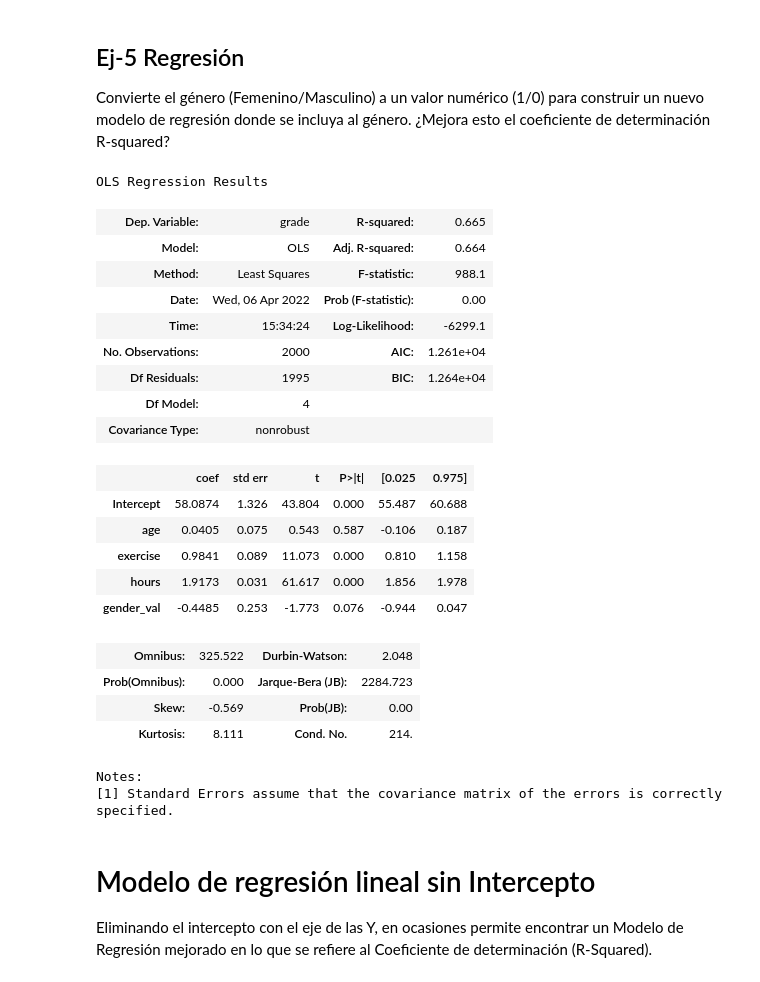
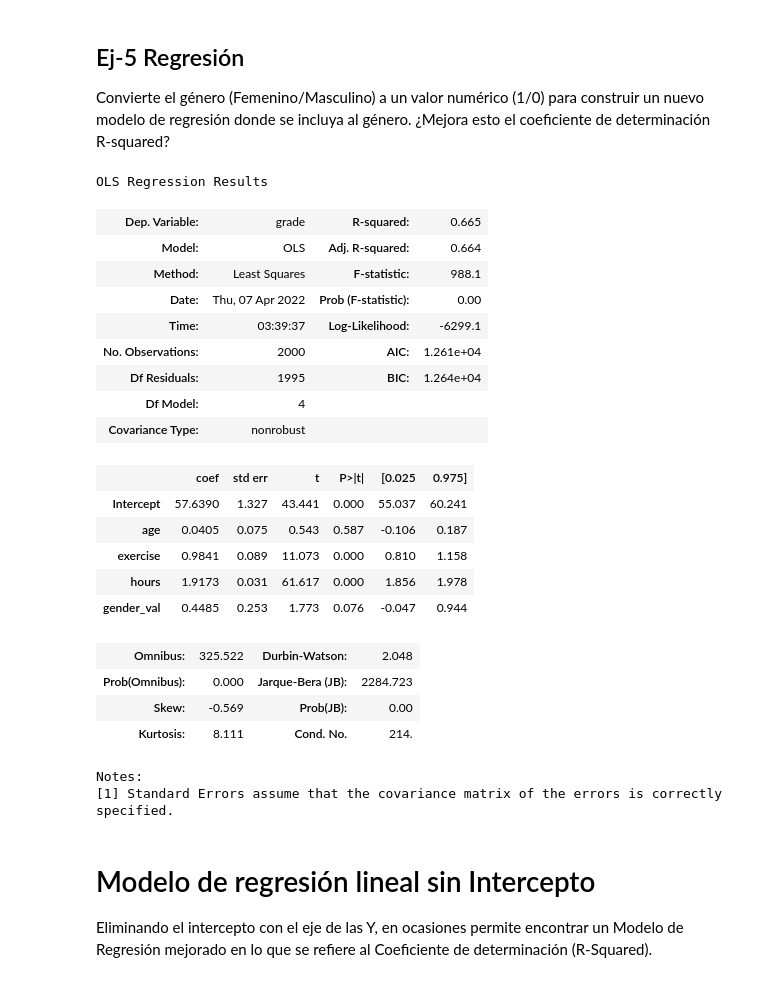
Before and after one commit to Joranome/T3SignificadoDatos, a Jupyter notebook: 1-SigDatos.ipynb, the cells around one changed output. Drawn from its saved outputs; the diff is of its cells as text; code cells hidden in the pictures.

```diff
--- a/1-SigDatos.ipynb
+++ b/1-SigDatos.ipynb
@@ -432,41 +432,41 @@ Convierte el género (Femenino/Masculino) a un valor numérico (1/0) para constr
 # %%
 #Ej-5 ...
 import pandas as pd
 import statsmodels.formula.api as sm
 
 Location = "datasets/gradedata.csv"
 df = pd.read_csv(Location)
 
 result = sm.ols(formula='grade ~ age + exercise + hours', data=df).fit()
 result.summary()  #R-squared = 0.664
 
 def genderToNum(x):
-   if(x=='male'):
+   if(x=='female'):
       return 1
    return 0
 
 df['gender_val'] = df['gender'].apply(genderToNum)
 result = sm.ols(formula='grade ~ age + exercise + hours + gender_val', data=df).fit()
 result.summary()  #R-squared = 0.665
 
 #Mejora mínimamente R-Squared, el género no influye mucho en la calificación
 # %% [output]
 OLS Regression Results
 | Dep. Variable: | grade | R-squared: | 0.665 |
 | Model: | OLS | Adj. R-squared: | 0.664 |
 | Method: | Least Squares | F-statistic: | 988.1 |
-| Date: | Wed, 06 Apr 2022 | Prob (F-statistic): | 0.00 |
-| Time: | 15:34:24 | Log-Likelihood: | -6299.1 |
+| Date: | Thu, 07 Apr 2022 | Prob (F-statistic): | 0.00 |
+| Time: | 03:39:37 | Log-Likelihood: | -6299.1 |
 | No. Observations: | 2000 | AIC: | 1.261e+04 |
 | Df Residuals: | 1995 | BIC: | 1.264e+04 |
 | Df Model: | 4 |  |  |
 | Covariance Type: | nonrobust |  |  |
 |  | coef | std err | t | P>|t| | [0.025 | 0.975] |
-| Intercept | 58.0874 | 1.326 | 43.804 | 0.000 | 55.487 | 60.688 |
+| Intercept | 57.6390 | 1.327 | 43.441 | 0.000 | 55.037 | 60.241 |
 | age | 0.0405 | 0.075 | 0.543 | 0.587 | -0.106 | 0.187 |
 | exercise | 0.9841 | 0.089 | 11.073 | 0.000 | 0.810 | 1.158 |
 | hours | 1.9173 | 0.031 | 61.617 | 0.000 | 1.856 | 1.978 |
-| gender_val | -0.4485 | 0.253 | -1.773 | 0.076 | -0.944 | 0.047 |
+| gender_val | 0.4485 | 0.253 | 1.773 | 0.076 | -0.047 | 0.944 |
 | Omnibus: | 325.522 | Durbin-Watson: | 2.048 |
 | Prob(Omnibus): | 0.000 | Jarque-Bera (JB): | 2284.723 |
 | Skew: | -0.569 | Prob(JB): | 0.00 |
```
Also changed, not shown: parts of 5 cells of this notebook.
